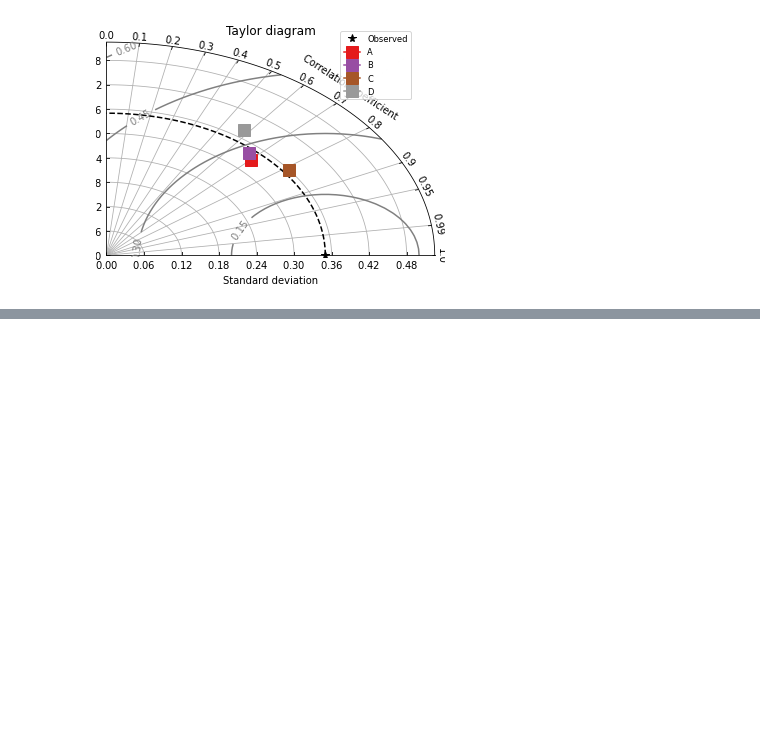
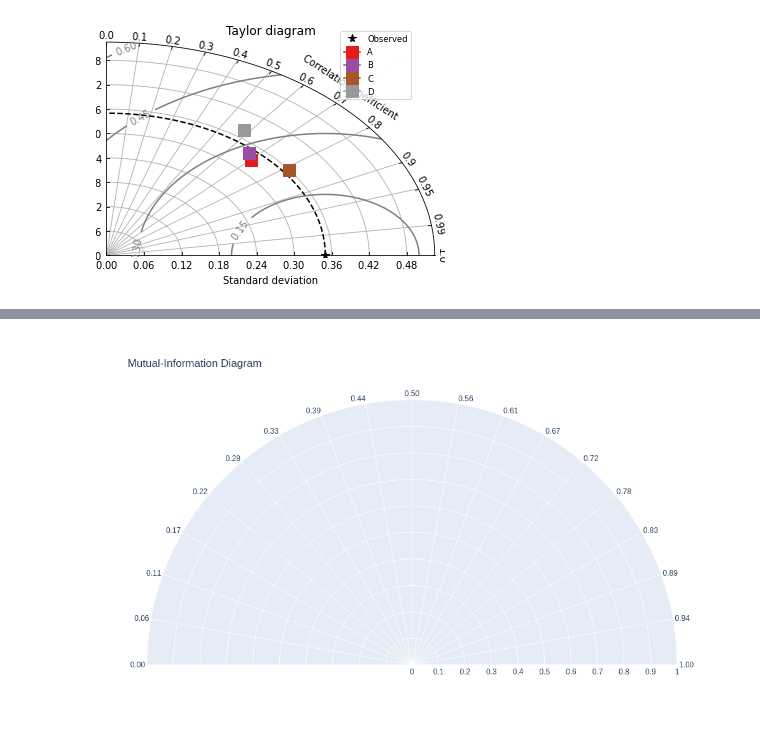
Before and after one commit to AAnzel/Polar-Diagrams-for-Model-Comparison, a Jupyter notebook: Source/main.ipynb, the cells around one changed output, grey strips where cells are left out. Saved outputs shown, nothing was run; the diff lists cells and outputs as text; code cells hidden in the pictures; blank space fills up the shorter version.

```diff
--- a/Source/main.ipynb
+++ b/Source/main.ipynb
@@ -317,0 +328,30 @@ srl(obsSTD, s, r, l, fname)
+# %%
+chart_base = px.scatter_polar(
+    range_r=[0, 1],
+    title='Mutual-Information Diagram',
+
+)
+
+list_angular_ticks = [i for i in range(-360, -170, 10)]
+list_angular_labels = ["{:.2f}".format(i)
+                       for i in np.linspace(0, 1, len(list_angular_ticks))]
+
+chart_base.update_layout(
+    polar = dict(
+        sector = [0, 180],
+        angularaxis = dict(
+            thetaunit = "degrees",
+            #dtick = 45,
+            rotation=180,
+            direction = "clockwise",
+            tickmode="array",
+            tickvals=list_angular_ticks,
+            ticktext=list_angular_labels
+            )
+    ),
+    height=600
+)
+
+chart_base.show()
+# %% [output]
+[figure, added]
```
Also changed, not shown: parts of 1 cell of this notebook.
